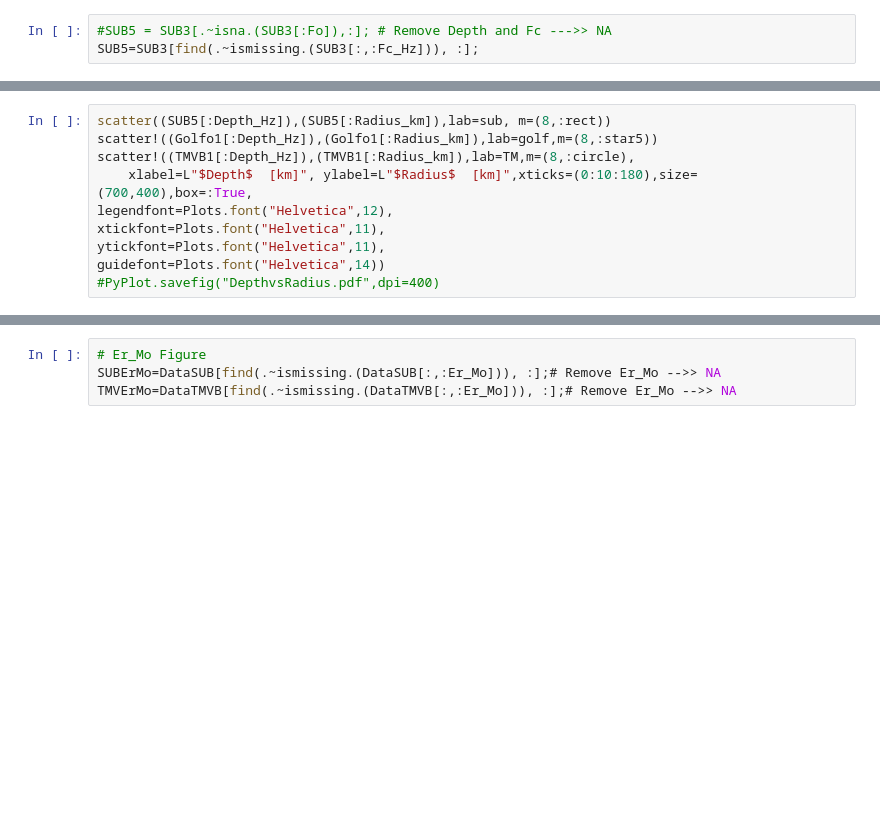
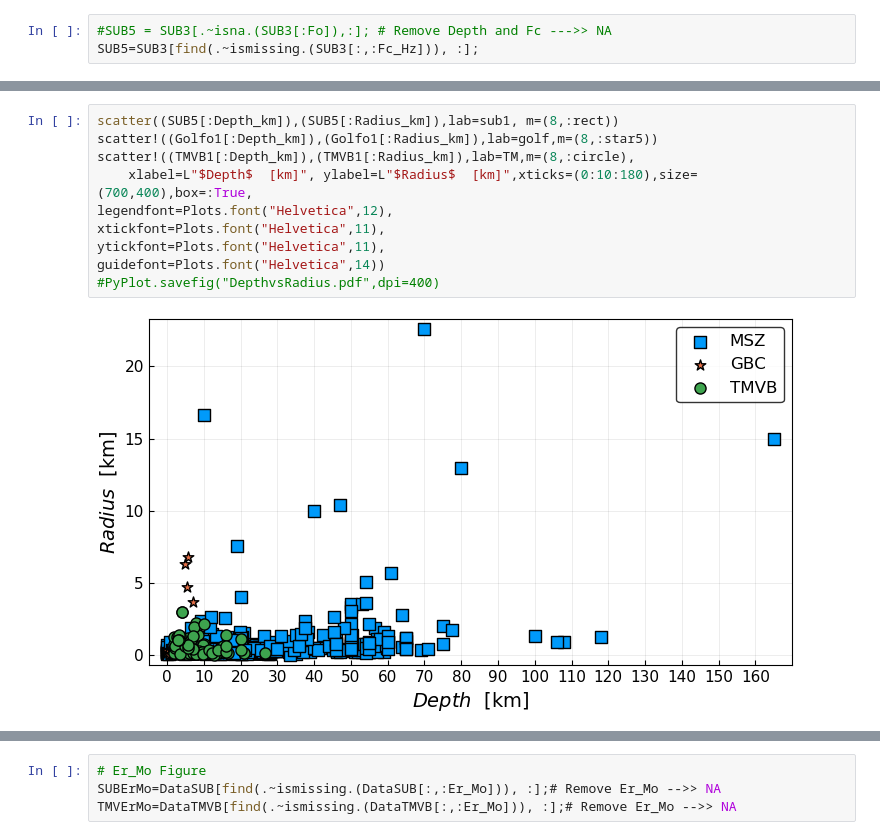
Before and after one commit to CGEOUNAM/MexicanEarthquakeDatabase, a Jupyter notebook: Comparasions.ipynb, the cells around one changed output, grey strips where cells are left out. Cells and saved outputs as stored; diff of their text form; blank space fills up the shorter version.

```diff
--- a/Comparasions.ipynb
+++ b/Comparasions.ipynb
@@ -107,11 +131,13 @@ guidefont=Plots.font("Helvetica",14),)
 # %%
-scatter((SUB5[:Depth_Hz]),(SUB5[:Radius_km]),lab=sub, m=(8,:rect))
-scatter!((Golfo1[:Depth_Hz]),(Golfo1[:Radius_km]),lab=golf,m=(8,:star5))
-scatter!((TMVB1[:Depth_Hz]),(TMVB1[:Radius_km]),lab=TM,m=(8,:circle),
+scatter((SUB5[:Depth_km]),(SUB5[:Radius_km]),lab=sub1, m=(8,:rect))
+scatter!((Golfo1[:Depth_km]),(Golfo1[:Radius_km]),lab=golf,m=(8,:star5))
+scatter!((TMVB1[:Depth_km]),(TMVB1[:Radius_km]),lab=TM,m=(8,:circle),
     xlabel=L"$Depth$  [km]", ylabel=L"$Radius$  [km]",xticks=(0:10:180),size=(700,400),box=:True,
 legendfont=Plots.font("Helvetica",12),
 xtickfont=Plots.font("Helvetica",11),
 ytickfont=Plots.font("Helvetica",11),
 guidefont=Plots.font("Helvetica",14))
 #PyPlot.savefig("DepthvsRadius.pdf",dpi=400)
+# %% [output]
+[figure, added]
 # %%
```
Also changed, not shown: parts of 11 cells of this notebook.
